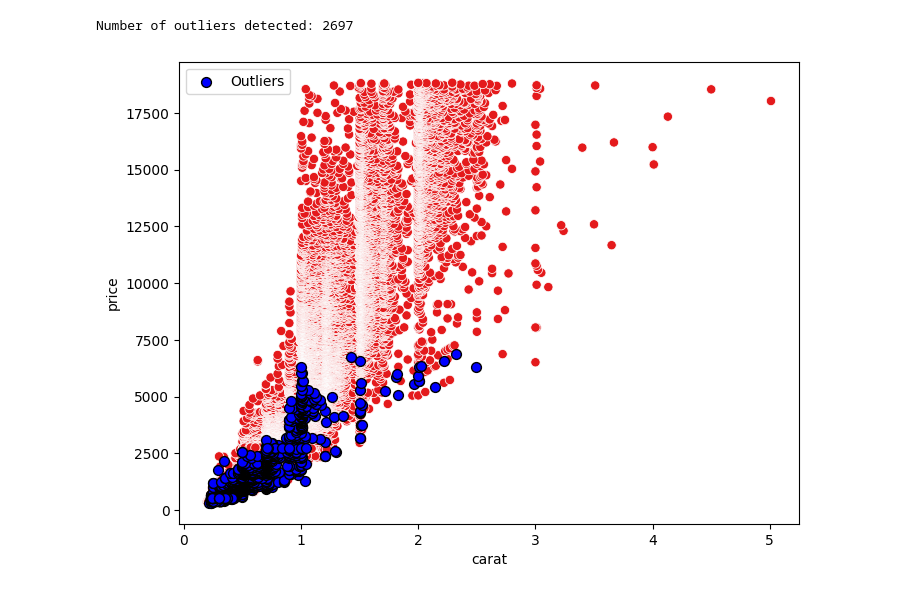
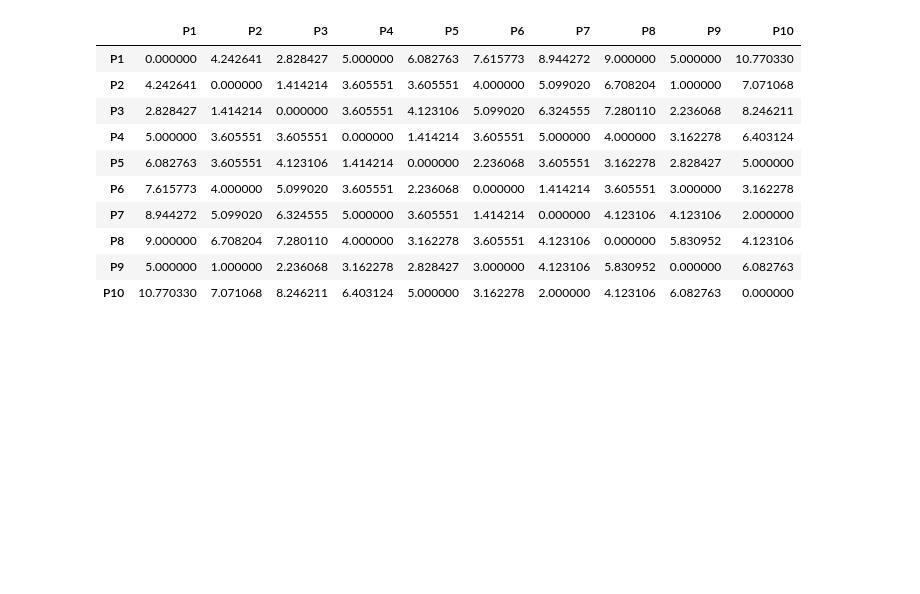
Before and after one commit to Cloudbed-invi/PAD_Experiments, a Jupyter notebook: Experiments/PAD_Exp11_KLEOutlier.ipynb, the cells around one changed output. Drawn from its saved outputs; the diff is of its cells as text; code cells hidden in the pictures; blank space fills up the shorter version.

```diff
--- a/Experiments/PAD_Exp11_KLEOutlier.ipynb
+++ b/Experiments/PAD_Exp11_KLEOutlier.ipynb
@@ -35,22 +1,40 @@ max       58.900000     31.800000
-# %%
-# Apply Local Outlier Factor for outlier detection
-lof = LocalOutlierFactor(n_neighbors=20, contamination=0.05)
-outlier_labels = lof.fit_predict(X_train)
-
-# Identify outliers
-df['Outlier'] = outlier_labels
-outliers = df[df['Outlier'] == -1]
-print(f"\nNumber of outliers detected: {len(outliers)}")
-# %% [output]
-Number of outliers detected: 2697
-# %%
-# Visualization
-plt.figure(figsize=(8, 6))
-sns.scatterplot(x='carat', y='price',
-                data=df[df['Outlier'] != -1],
-                hue='Outlier', palette='Set1', legend=False, s=45)
-plt.scatter(outliers['carat'], outliers['price'], s=50, label='Outliers', c='blue', edgecolors='black')
-plt.legend()
-plt.show()
-# %% [output]
-[figure, removed]
+# %%
+import numpy as np
+import pandas as pd
+from scipy.spatial.distance import cdist
+import matplotlib.pyplot as plt
+
+# Given points
+points = np.array([
+    [1, 2],
+    [4, 5],
+    [3, 4],
+    [6, 2],
+    [7, 3],
+    [8, 5],
+    [9, 6],
+    [10, 2],
+    [5, 5],
+    [11, 6]
+])
+
+# Compute pairwise Euclidean distances
+distance_matrix = cdist(points, points, metric='euclidean')
+
+# Convert to DataFrame for better readability
+distance_df = pd.DataFrame(distance_matrix, columns=[f"P{i+1}" for i in range(len(points))],
+                           index=[f"P{i+1}" for i in range(len(points))])
+
+distance_df
+# %% [output]
+|  | P1 | P2 | P3 | P4 | P5 | P6 | P7 | P8 | P9 | P10 |
+| P1 | 0.000000 | 4.242641 | 2.828427 | 5.000000 | 6.082763 | 7.615773 | 8.944272 | 9.000000 | 5.000000 | 10.770330 |
+| P2 | 4.242641 | 0.000000 | 1.414214 | 3.605551 | 3.605551 | 4.000000 | 5.099020 | 6.708204 | 1.000000 | 7.071068 |
+| P3 | 2.828427 | 1.414214 | 0.000000 | 3.605551 | 4.123106 | 5.099020 | 6.324555 | 7.280110 | 2.236068 | 8.246211 |
+| P4 | 5.000000 | 3.605551 | 3.605551 | 0.000000 | 1.414214 | 3.605551 | 5.000000 | 4.000000 | 3.162278 | 6.403124 |
+| P5 | 6.082763 | 3.605551 | 4.123106 | 1.414214 | 0.000000 | 2.236068 | 3.605551 | 3.162278 | 2.828427 | 5.000000 |
+| P6 | 7.615773 | 4.000000 | 5.099020 | 3.605551 | 2.236068 | 0.000000 | 1.414214 | 3.605551 | 3.000000 | 3.162278 |
+| P7 | 8.944272 | 5.099020 | 6.324555 | 5.000000 | 3.605551 | 1.414214 | 0.000000 | 4.123106 | 4.123106 | 2.000000 |
+| P8 | 9.000000 | 6.708204 | 7.280110 | 4.000000 | 3.162278 | 3.605551 | 4.123106 | 0.000000 | 5.830952 | 4.123106 |
+| P9 | 5.000000 | 1.000000 | 2.236068 | 3.162278 | 2.828427 | 3.000000 | 4.123106 | 5.830952 | 0.000000 | 6.082763 |
+| P10 | 10.770330 | 7.071068 | 8.246211 | 6.403124 | 5.000000 | 3.162278 | 2.000000 | 4.123106 | 6.082763 | 0.000000 |
```
Also changed, not shown: parts of 5 cells of this notebook, 1 other file.
